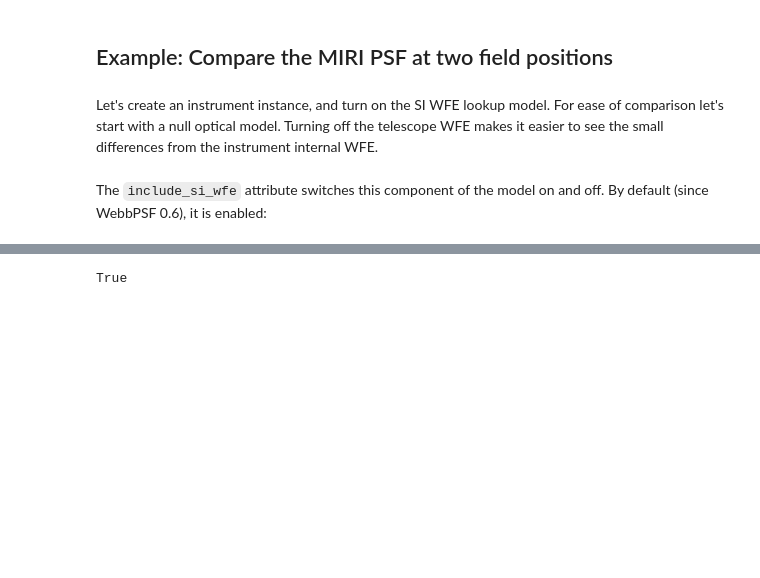
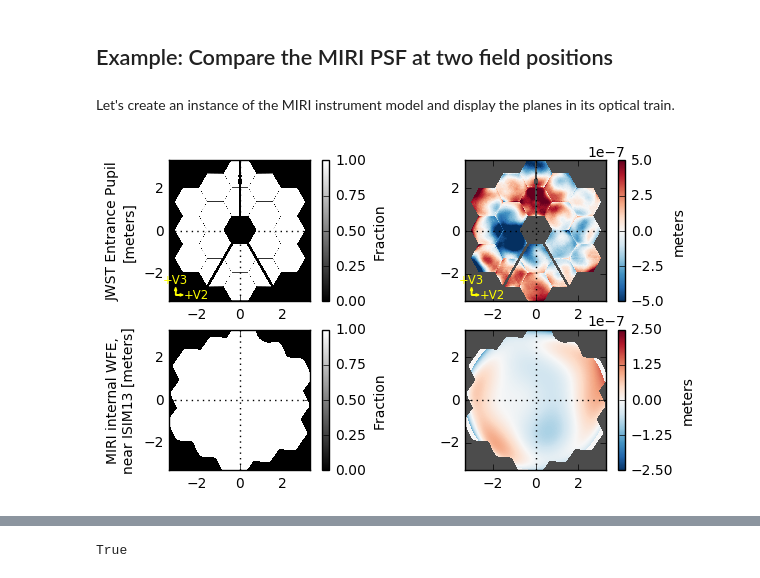
Before and after one commit to spacetelescope/webbpsf, a Jupyter notebook: notebooks/Simulating PSF variation within JWST instruments.ipynb, the cells around one changed output, grey strips where cells are left out. Drawn from its saved outputs; the diff is of its cells as text; code cells hidden in the pictures; blank space fills up the shorter version.

```diff
--- a/notebooks/Simulating PSF variation within JWST instruments.ipynb
+++ b/notebooks/Simulating PSF variation within JWST instruments.ipynb
@@ -32,9 +33,11 @@ These SI WFE models use Zernike polynomial coefficients to build up an OPD map f
 The OPD map is generated on the fly by WebbPSF and inserted as a virtual optical element in the JWST instrument model.
 # %% [markdown]
 ## Example: Compare the MIRI PSF at two field positions
-# %% [markdown]
-Let's create an instrument instance, and turn on the SI WFE lookup model.  For ease of comparison let's start with a null optical model. Turning off the telescope WFE makes it easier to see the small differences from the instrument internal WFE.
+# %% [markdown]
+Let's create an instance of the MIRI instrument model and display the planes in its optical train.
 # %%
 miri = webbpsf.MIRI()
+plt.figure(figsize=(7, 4))
+miri.display()
+# %% [output]
+[figure, added]
-# %% [markdown]
-The `include_si_wfe` attribute switches this component of the model on and off. By default (since WebbPSF 0.6), it is enabled:
```
Also changed, not shown: parts of 9 cells of this notebook.
